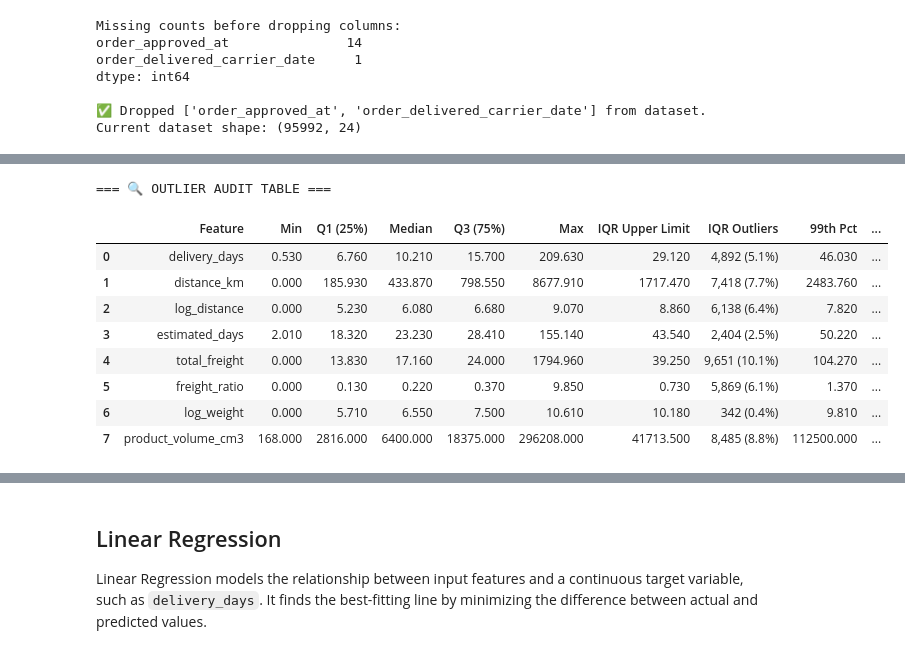
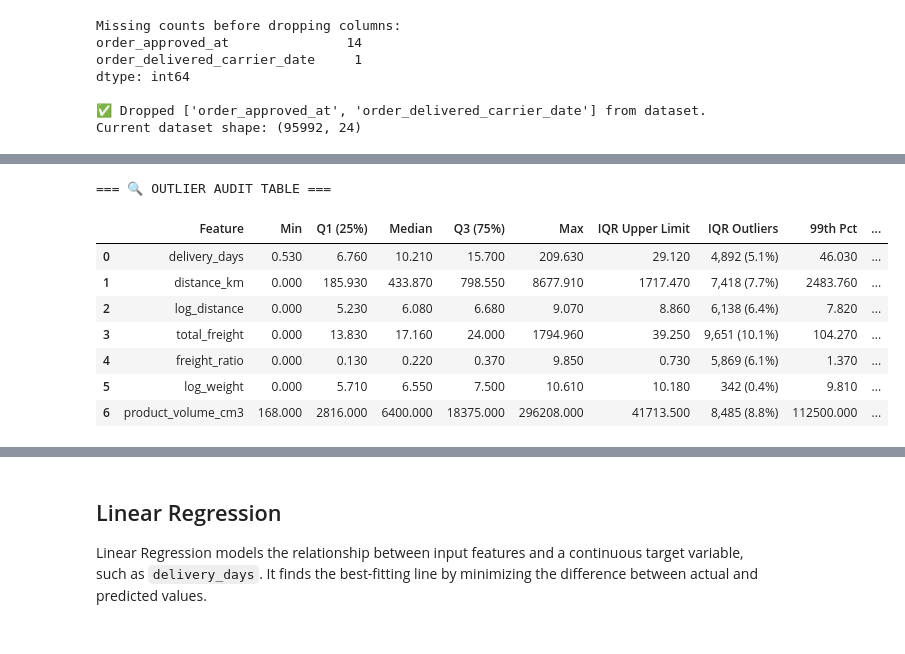
Before and after one commit to hemnath-28/ML-Evaulation-, a Jupyter notebook: notebooks/regression.ipynb, the cells around one changed output, grey strips where cells are left out. Drawn from its saved outputs; the diff is of its cells as text; code cells hidden in the pictures.

```diff
--- a/notebooks/regression.ipynb
+++ b/notebooks/regression.ipynb
@@ -24,7 +24,14 @@ print("✅ Pandas, NumPy, Matplotlib, and Seaborn imported successfully.")
 # ============================================================
 # CELL 2: Load All 9 Raw CSV Files & Merge Into Master DataFrame
 # ============================================================
-DATA_DIR = Path("olist_dataset") if Path("olist_dataset").exists() else Path("../olist_dataset")
+DATA_DIR_CANDIDATES = [
+    Path("notebooks/olist_dataset"), Path("../notebooks/olist_dataset"),
+    Path("data/olist_dataset"), Path("../data/olist_dataset"),
+    Path("olist_dataset"), Path("../olist_dataset"),
+]
+DATA_DIR = next((candidate for candidate in DATA_DIR_CANDIDATES if candidate.exists()), None)
+if DATA_DIR is None:
+    raise FileNotFoundError("Could not find the extracted olist_dataset directory.")
 
 print("⏳ Loading all 9 raw CSV files...")
 orders       = pd.read_csv(DATA_DIR / "olist_orders_dataset.csv")
@@ -55,13 +62,12 @@ geo_agg = geolocation.groupby("geolocation_zip_code_prefix").agg(
 
 # 2. Filter for delivered orders with valid delivery timestamps
 delivered = orders[orders["order_status"] == "delivered"].dropna(
-    subset=["order_delivered_customer_date", "order_purchase_timestamp", "order_estimated_delivery_date"]
+    subset=["order_delivered_customer_date", "order_purchase_timestamp"]
 ).copy()
 
 # Parse datetime columns
 for col in ["order_purchase_timestamp", "order_approved_at",
-            "order_delivered_carrier_date", "order_delivered_customer_date",
-            "order_estimated_delivery_date"]:
+            "order_delivered_carrier_date", "order_delivered_customer_date"]:
     delivered[col] = pd.to_datetime(delivered[col])
 
 # 3. Compute Target Variable: delivery_days
@@ -1007,7 +980,7 @@ Total Columns: 33
 
 # Columns to audit for extreme outliers
 skewed_cols = [
-    'delivery_days', 'distance_km', 'log_distance', 'estimated_days',
+    'delivery_days', 'distance_km', 'log_distance',
     'total_freight', 'freight_ratio',
     'log_weight', 'product_volume_cm3'
 ]
@@ -1020,37 +993,36 @@ for col in skewed_cols:
     iqr = q3 - q1
     lower_limit = q1 - 1.5 * iqr
     upper_limit = q3 + 1.5 * iqr
 
     iqr_outliers = ((regression_df[col] < lower_limit) | (regression_df[col] > upper_limit)).sum()
     p99 = regression_df[col].quantile(0.99)
     above_p99 = (regression_df[col] > p99).sum()
 
     audit_records.append({
         'Feature': col,
         'Min': round(regression_df[col].min(), 2),
         'Q1 (25%)': round(q1, 2),
         'Median': round(regression_df[col].median(), 2),
         'Q3 (75%)': round(q3, 2),
         'Max': round(regression_df[col].max(), 2),
         'IQR Upper Limit': round(upper_limit, 2),
         'IQR Outliers': f"{iqr_outliers:,} ({iqr_outliers / len(regression_df) * 100:.1f}%)",
         '99th Pct': round(p99, 2),
         'Orders > 99th Pct': f"{above_p99:,}"
     })
 
 outlier_audit_df = pd.DataFrame(audit_records)
 print("=== 🔍 OUTLIER AUDIT TABLE ===")
 display(outlier_audit_df)
 # %% [output]
 === 🔍 OUTLIER AUDIT TABLE ===
 |  | Feature | Min | Q1 (25%) | Median | Q3 (75%) | Max | IQR Upper Limit | IQR Outliers | 99th Pct | ... |
 | 0 | delivery_days | 0.530 | 6.760 | 10.210 | 15.700 | 209.630 | 29.120 | 4,892 (5.1%) | 46.030 | ... |
 | 1 | distance_km | 0.000 | 185.930 | 433.870 | 798.550 | 8677.910 | 1717.470 | 7,418 (7.7%) | 2483.760 | ... |
 | 2 | log_distance | 0.000 | 5.230 | 6.080 | 6.680 | 9.070 | 8.860 | 6,138 (6.4%) | 7.820 | ... |
-| 3 | estimated_days | 2.010 | 18.320 | 23.230 | 28.410 | 155.140 | 43.540 | 2,404 (2.5%) | 50.220 | ... |
-| 4 | total_freight | 0.000 | 13.830 | 17.160 | 24.000 | 1794.960 | 39.250 | 9,651 (10.1%) | 104.270 | ... |
-| 5 | freight_ratio | 0.000 | 0.130 | 0.220 | 0.370 | 9.850 | 0.730 | 5,869 (6.1%) | 1.370 | ... |
-| 6 | log_weight | 0.000 | 5.710 | 6.550 | 7.500 | 10.610 | 10.180 | 342 (0.4%) | 9.810 | ... |
-| 7 | product_volume_cm3 | 168.000 | 2816.000 | 6400.000 | 18375.000 | 296208.000 | 41713.500 | 8,485 (8.8%) | 112500.000 | ... |
+| 3 | total_freight | 0.000 | 13.830 | 17.160 | 24.000 | 1794.960 | 39.250 | 9,651 (10.1%) | 104.270 | ... |
+| 4 | freight_ratio | 0.000 | 0.130 | 0.220 | 0.370 | 9.850 | 0.730 | 5,869 (6.1%) | 1.370 | ... |
+| 5 | log_weight | 0.000 | 5.710 | 6.550 | 7.500 | 10.610 | 10.180 | 342 (0.4%) | 9.810 | ... |
+| 6 | product_volume_cm3 | 168.000 | 2816.000 | 6400.000 | 18375.000 | 296208.000 | 41713.500 | 8,485 (8.8%) | 112500.000 | ... |
 # %%
 # ============================================================
```
Also changed, not shown: parts of 26 cells of this notebook, 2 other files.
